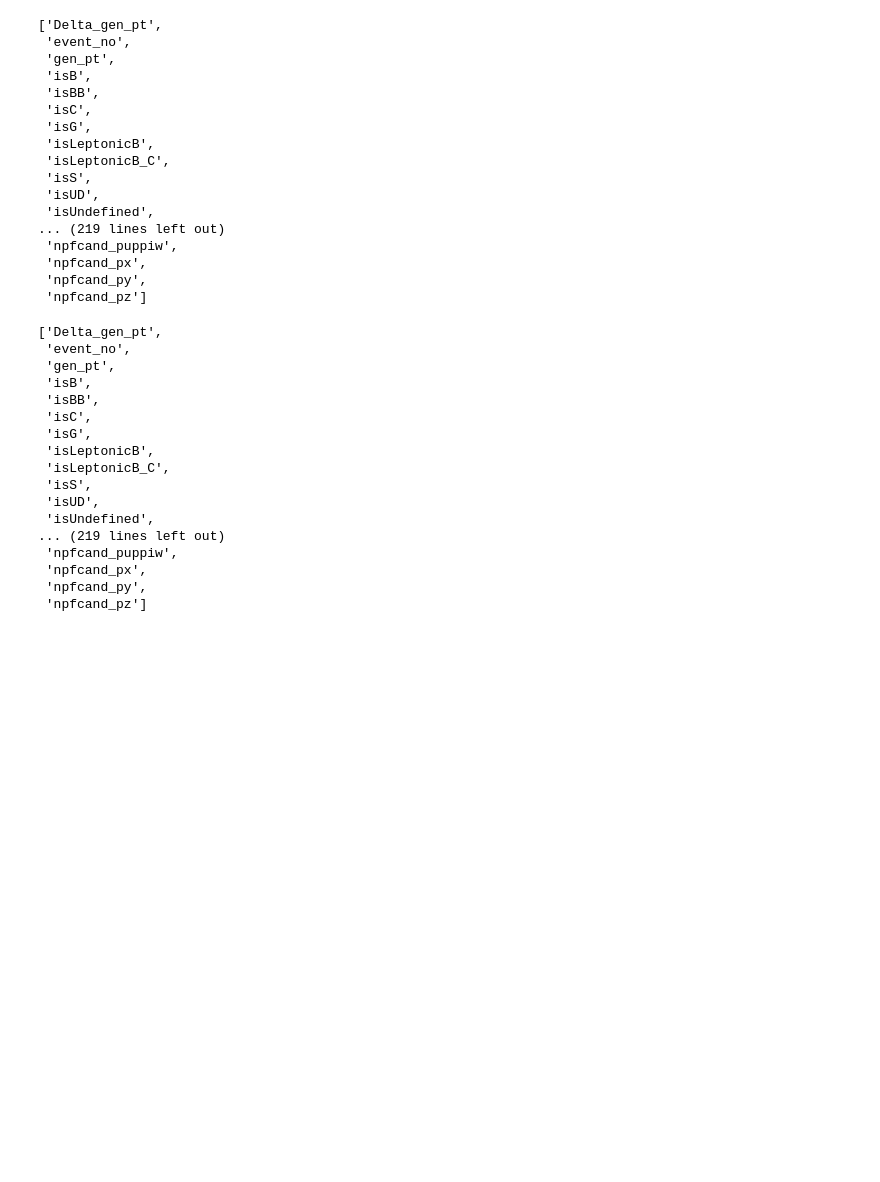
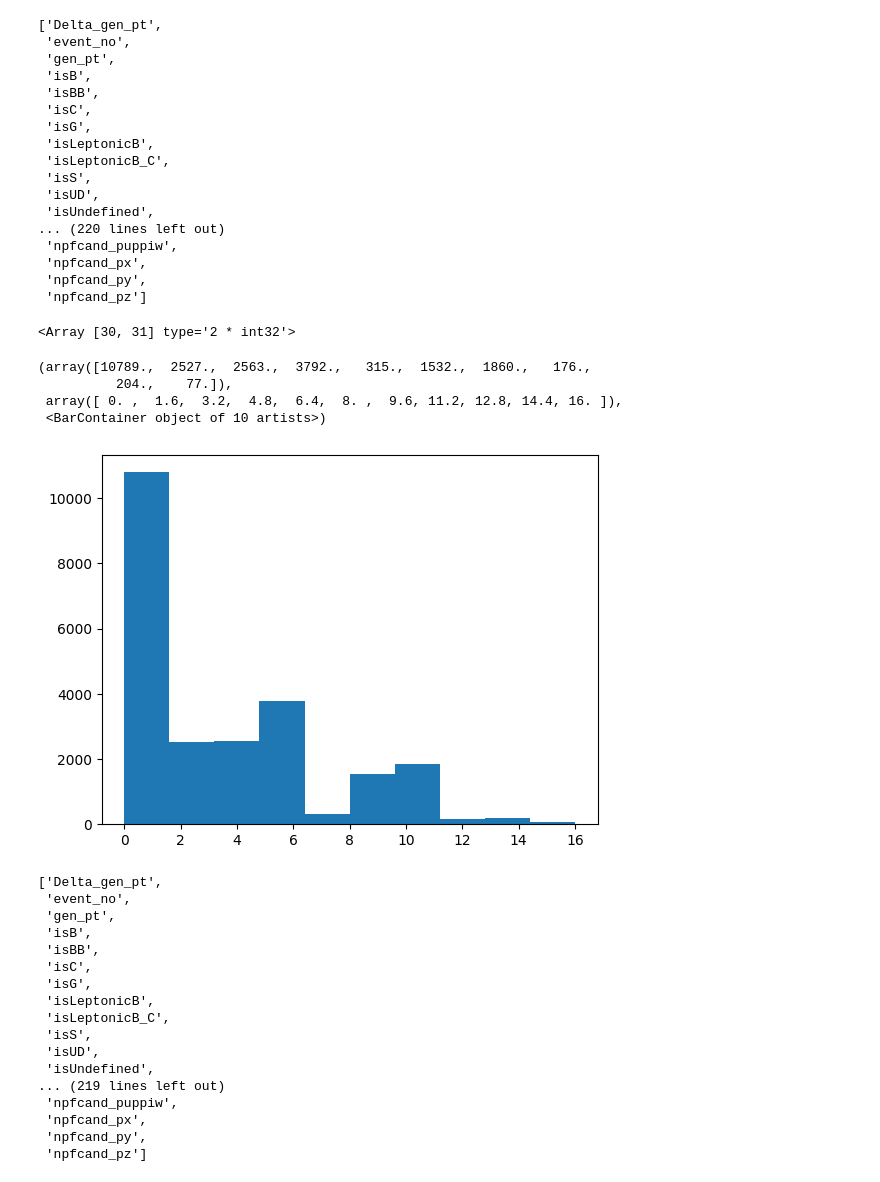
Before and after one commit to ZhenxuanZhang-Jensen/weaver-core-dev, a Jupyter notebook: notebook/test.ipynb, the cells around one changed output. Saved outputs shown, nothing was run; the diff lists cells and outputs as text; code cells hidden in the pictures; blank space fills up the shorter version.

```diff
--- a/notebook/test.ipynb
+++ b/notebook/test.ipynb
@@ -6,3 +5,6 @@ events = uproot.open("/cms/user/zhangzhx/nonMD_TOP_ParT_data/GloParT_data/202305
+# %%
+# events = uproot.open("/cms/user/zhangzhx/nonMD_TOP_ParT_data/nonMD_top_data/ZprimeToTT_M1200to4500_W12to45_TuneCP2_PSweights/dnnTuples_6839710-36.root")['deepntuplizer/tree']
+events = uproot.open("/cms/user/zhangzhx/nonMD_TOP_ParT_data/nonMD_top_data/BulkGravToWWToWhadWhad_narrow_M-500to4500_TuneCP5_13TeV-madgraph-pythia/dnnTuples_6839712-49.root")['deepntuplizer/tree']
 # %%
 events.keys()
 # %% [output]
@@ -18,11 +20,23 @@ events.keys()
  'isS',
  'isUD',
  'isUndefined',
-... (219 lines left out)
+... (220 lines left out)
  'npfcand_puppiw',
  'npfcand_px',
  'npfcand_py',
  'npfcand_pz']
+# %%
+np.unique(events.arrays(['fj_label']).fj_label)
+# %% [output]
+<Array [30, 31] type='2 * int32'>
+# %%
+plt.hist(events.arrays(['fj_label']).fj_label)
+# %% [output]
+(array([10789.,  2527.,  2563.,  3792.,   315.,  1532.,  1860.,   176.,
+          204.,    77.]),
+ array([ 0. ,  1.6,  3.2,  4.8,  6.4,  8. ,  9.6, 11.2, 12.8, 14.4, 16. ]),
+ <BarContainer object of 10 artists>)
+[figure, added]
 # %%
 events = uproot.open("/cms/user/zhangzhx/nonMD_TOP_ParT_data/nonMD_top_data/BulkGravToWWToWhadWhad_narrow_M-500to4500_TuneCP5_13TeV-madgraph-pythia/dnnTuples_6839712-0.root")['deepntuplizer/tree']
 # %%
```
Also changed, not shown: parts of 2 cells of this notebook, 24 other files.
